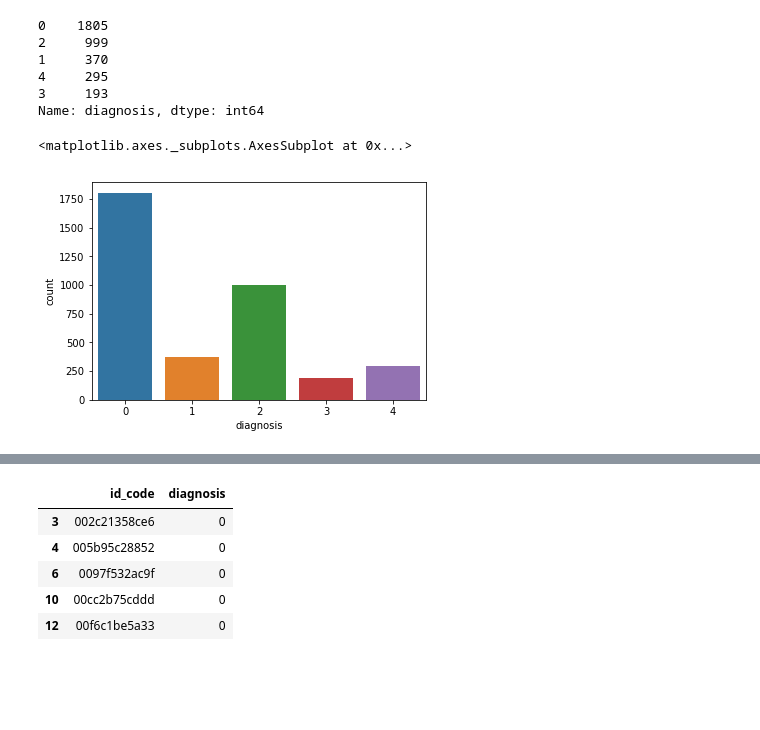
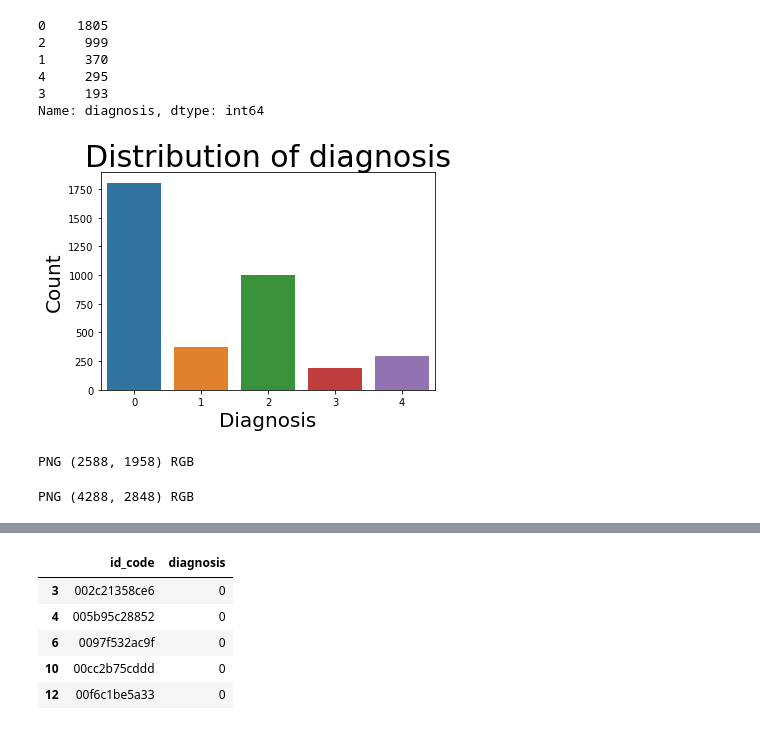
Before and after one commit to dipam7/deep_learning_for_healthcare, a Jupyter notebook: Blindness_detection/basic-exploration.ipynb, the cells around one changed output, grey strips where cells are left out. Saved outputs shown, nothing was run; the diff lists cells and outputs as text; code cells hidden in the pictures; blank space fills up the shorter version.

```diff
--- a/Blindness_detection/basic-exploration.ipynb
+++ b/Blindness_detection/basic-exploration.ipynb
@@ -65,6 +63,9 @@ Name: diagnosis, dtype: int64
 # %%
 # plot the value counts as histogram
-sns.countplot(df['diagnosis'])
+b = sns.countplot(df['diagnosis'])
+b.axes.set_title('Distribution of diagnosis', fontsize = 30)
+b.set_xlabel('Diagnosis', fontsize = 20)
+b.set_ylabel('Count', fontsize = 20)
+plt.show()
 # %% [output]
-<matplotlib.axes._subplots.AxesSubplot at 0x...>
-[figure, old version]
+[figure, new version]
@@ -72,0 +74,4 @@ sns.countplot(df['diagnosis'])
+# %%
+print(im.format, im.size, im.mode)
+# %% [output]
+PNG (2588, 1958) RGB
@@ -72,0 +80,4 @@ sns.countplot(df['diagnosis'])
+# %%
+print(im.format, im.size, im.mode)
+# %% [output]
+PNG (4288, 2848) RGB
```
Also changed, not shown: parts of 20 cells of this notebook.
